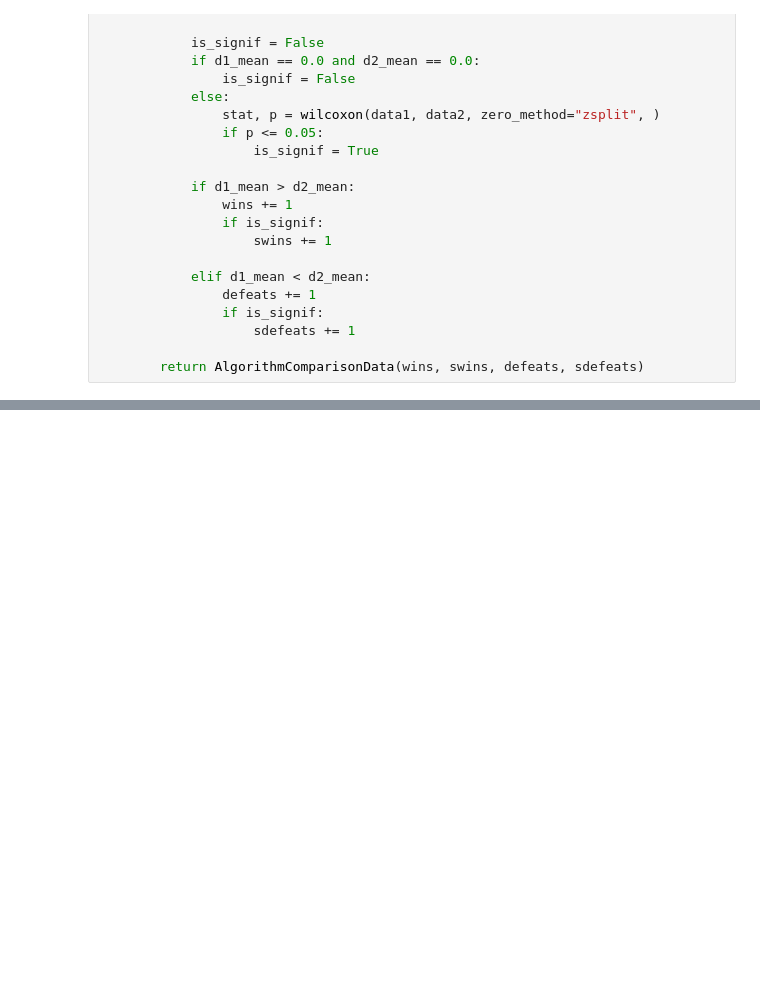
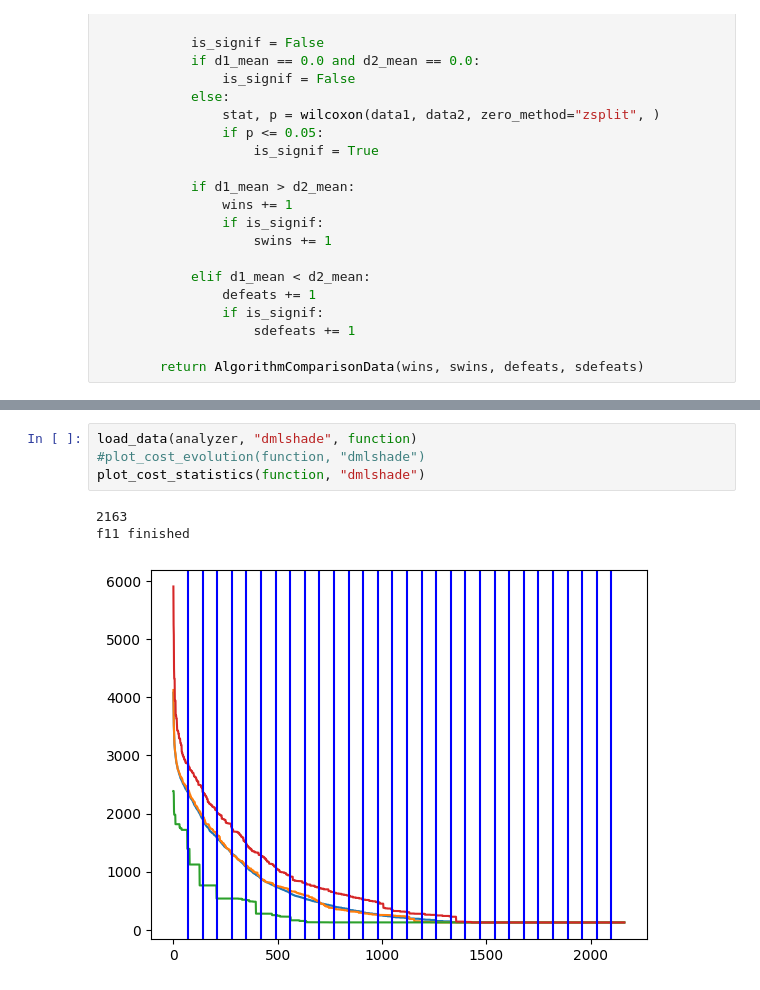
Before and after one commit to raphaelgoms/analysis-scripts, a Jupyter notebook: dm_effect_analysis.ipynb, the cells around one changed output, grey strips where cells are left out. Drawn from its saved outputs; the diff is of its cells as text; blank space fills up the shorter version.

```diff
--- a/dm_effect_analysis.ipynb
+++ b/dm_effect_analysis.ipynb
@@ -111,0 +135,8 @@ for dmg in range(70, gens_count, 70):
+# %%
+load_data(analyzer, "dmlshade", function)
+#plot_cost_evolution(function, "dmlshade")
+plot_cost_statistics(function, "dmlshade")
+# %% [output]
+2163
+f11 finished
+[figure, added]
```
Also changed, not shown: parts of 7 cells of this notebook.
